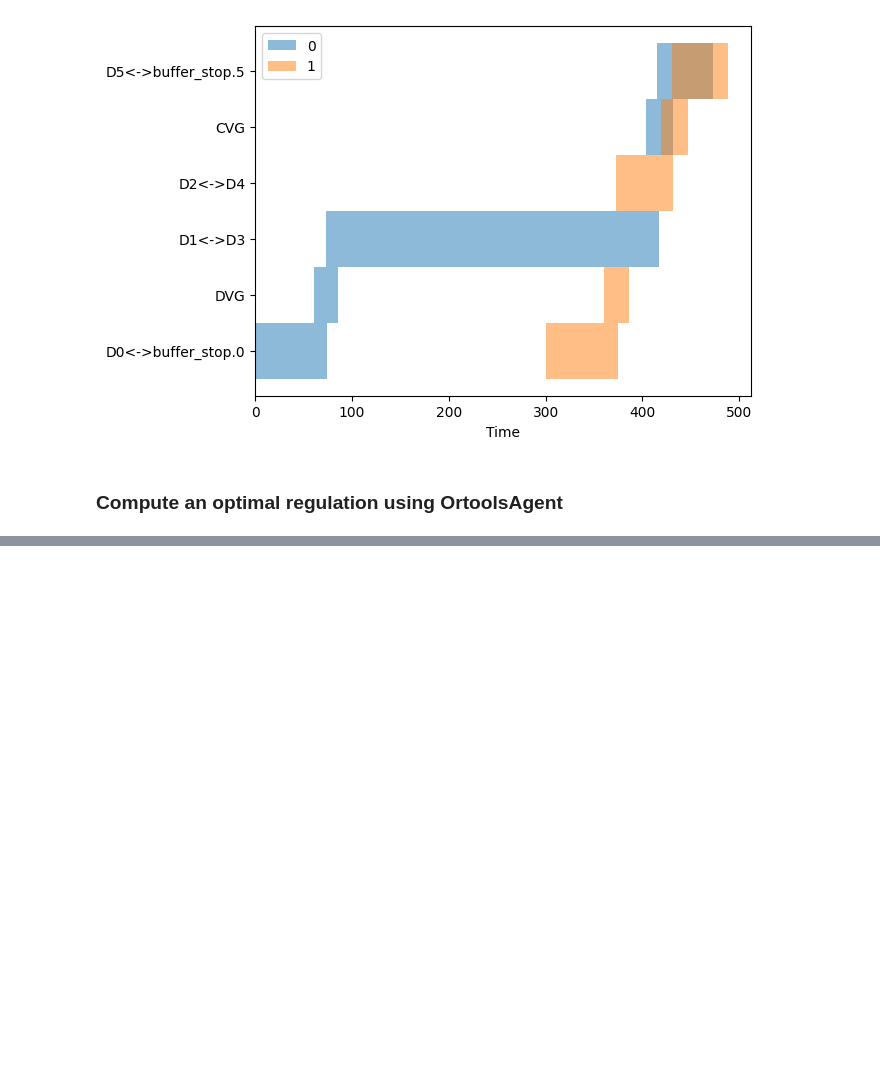
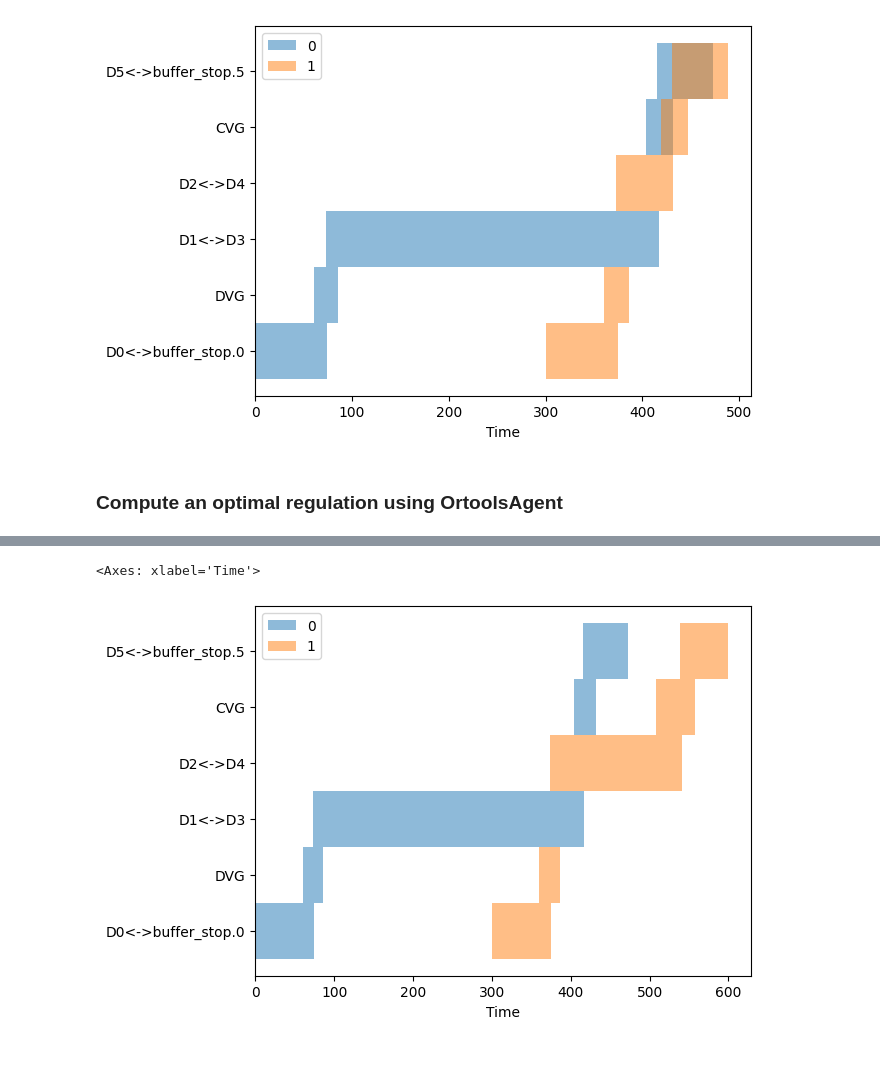
Before and after one commit to ed-rhilbert/cpagent, a Jupyter notebook: docs/examples/getting_started.ipynb, the cells around one changed output, grey strips where cells are left out. Drawn from its saved outputs; the diff is of its cells as text; code cells hidden in the pictures; blank space fills up the shorter version.

```diff
--- a/docs/examples/getting_started.ipynb
+++ b/docs/examples/getting_started.ipynb
@@ -64,2 +64,8 @@ ortools_regulated_schedule = schedule_from_osrd(ortools_regulated)
+# %%
+# Plot the space/time graph
+ortools_regulated_schedule.plot()
+# %% [output]
+<Axes: xlabel='Time'>
+[figure, added]
 # %% [markdown]
 ###
```
Also changed, not shown: parts of 2 cells of this notebook, 9 other files.
